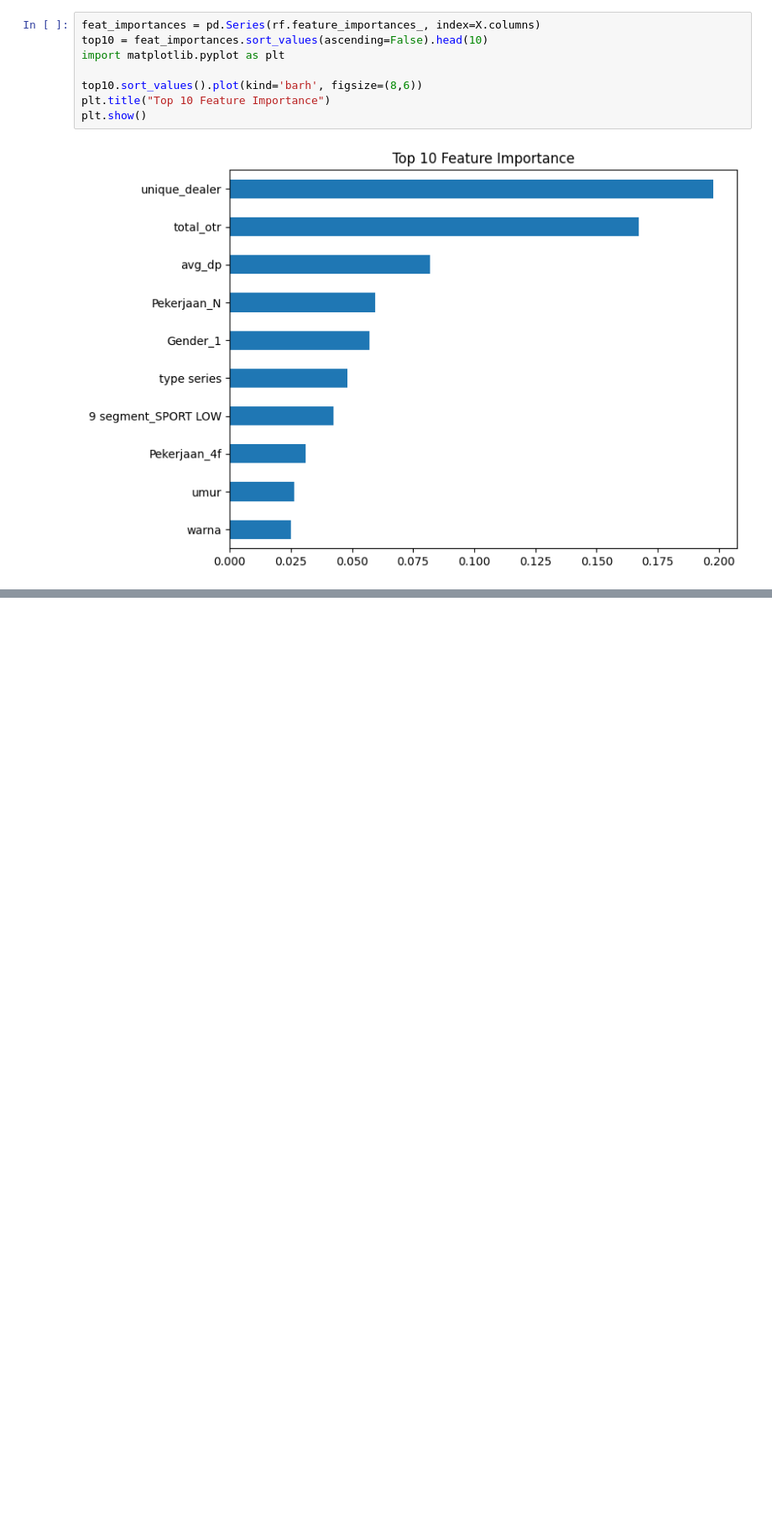
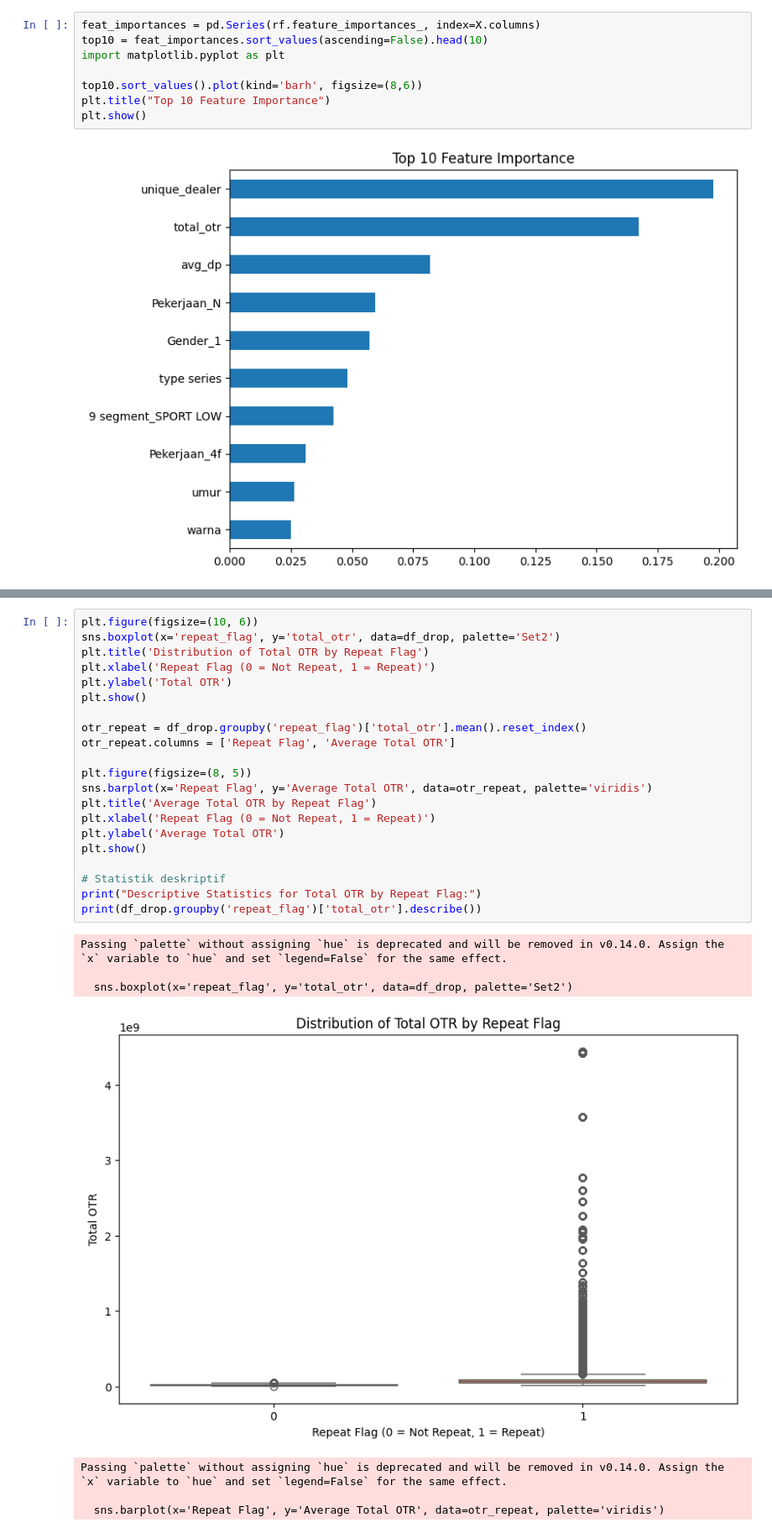
Before and after one commit to strawbeyiinn/repeat-Customer-Prediction, a Jupyter notebook: RepeatCustomerPred.ipynb, the cells around one changed output, grey strips where cells are left out. Shown at 84% size. Cells and saved outputs as stored; diff of their text form; blank space fills up the shorter version.

```diff
--- a/RepeatCustomerPred.ipynb
+++ b/RepeatCustomerPred.ipynb
@@ -778,0 +876,29 @@ plt.show()
+# %%
+plt.figure(figsize=(10, 6))
+sns.boxplot(x='repeat_flag', y='total_otr', data=df_drop, palette='Set2')
+plt.title('Distribution of Total OTR by Repeat Flag')
+plt.xlabel('Repeat Flag (0 = Not Repeat, 1 = Repeat)')
+plt.ylabel('Total OTR')
+plt.show()
+
+otr_repeat = df_drop.groupby('repeat_flag')['total_otr'].mean().reset_index()
+otr_repeat.columns = ['Repeat Flag', 'Average Total OTR']
+
+plt.figure(figsize=(8, 5))
+sns.barplot(x='Repeat Flag', y='Average Total OTR', data=otr_repeat, palette='viridis')
+plt.title('Average Total OTR by Repeat Flag')
+plt.xlabel('Repeat Flag (0 = Not Repeat, 1 = Repeat)')
+plt.ylabel('Average Total OTR')
+plt.show()
+
+# Statistik deskriptif
+print("Descriptive Statistics for Total OTR by Repeat Flag:")
+print(df_drop.groupby('repeat_flag')['total_otr'].describe())
+# %% [output]
+Passing `palette` without assigning `hue` is deprecated and will be removed in v0.14.0. Assign the `x` variable to `hue` and set `legend=False` for the same effect.
+
+  sns.boxplot(x='repeat_flag', y='total_otr', data=df_drop, palette='Set2')
+[figure, added]
+Passing `palette` without assigning `hue` is deprecated and will be removed in v0.14.0. Assign the `x` variable to `hue` and set `legend=False` for the same effect.
+
+  sns.barplot(x='Repeat Flag', y='Average Total OTR', data=otr_repeat, palette='viridis')
```
Also changed, not shown: parts of 31 cells of this notebook.
